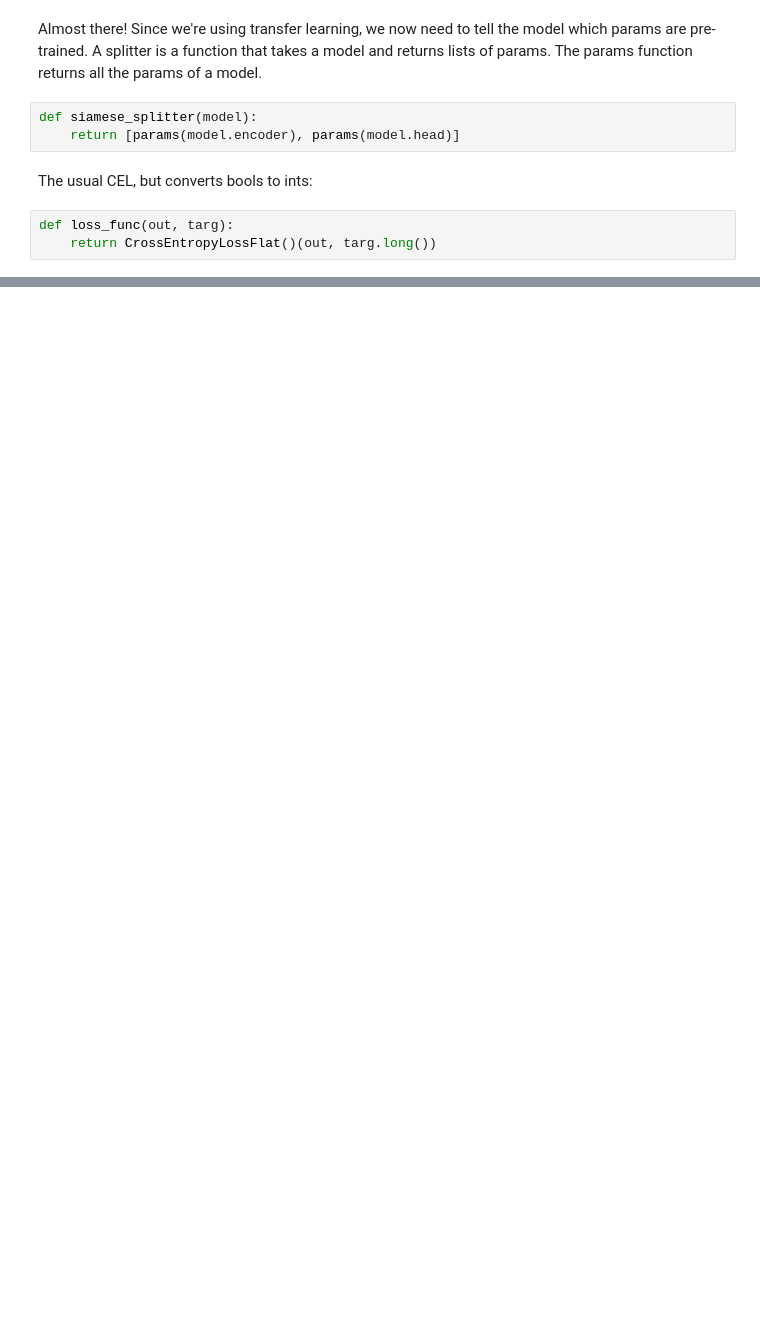
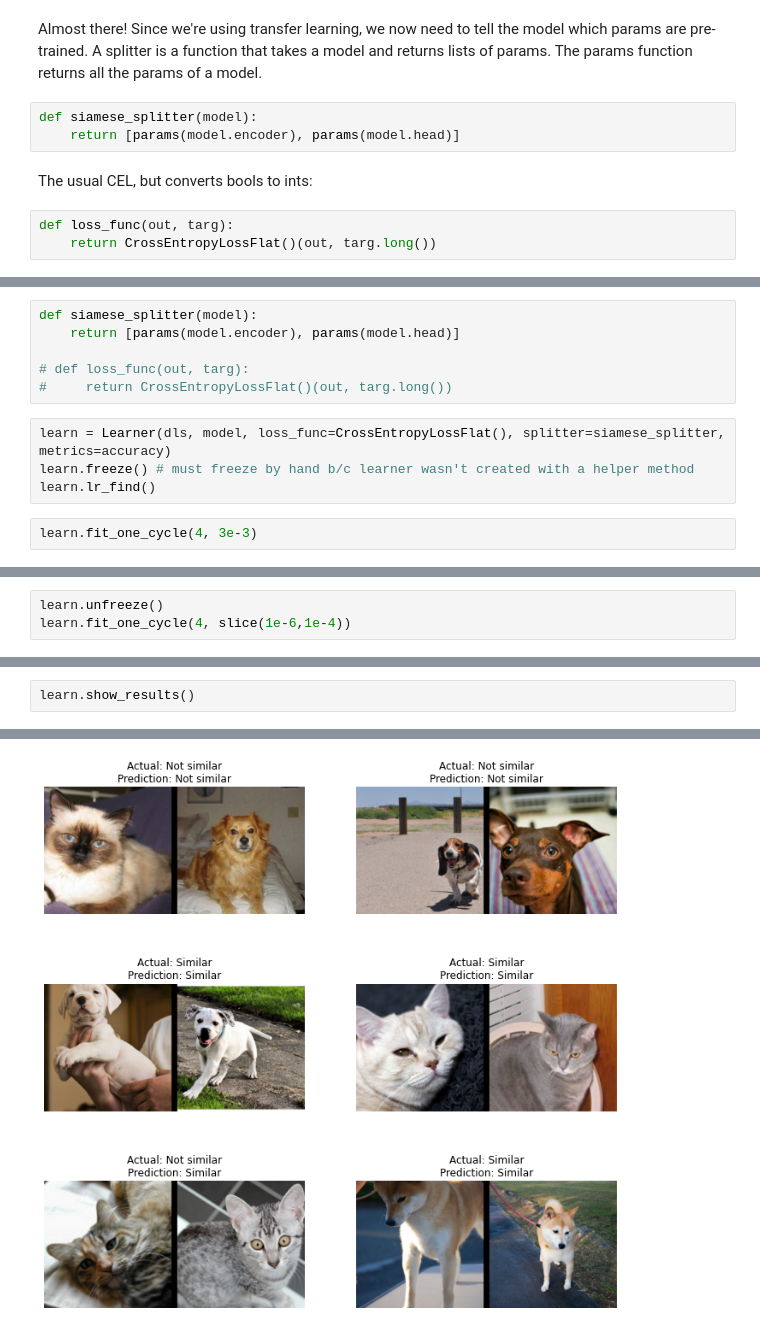
Before and after one commit to mccallion/rory, a Jupyter notebook: _20200916_siamese.ipynb, the cells around one changed output, grey strips where cells are left out. Saved outputs shown, nothing was run; the diff lists cells and outputs as text; blank space fills up the shorter version.

```diff
--- a/_20200916_siamese.ipynb
+++ b/_20200916_siamese.ipynb
@@ -487,0 +674,12 @@ def loss_func(out, targ):
+# %%
+def siamese_splitter(model):
+    return [params(model.encoder), params(model.head)]
+
+# def loss_func(out, targ):
+#     return CrossEntropyLossFlat()(out, targ.long())
+# %%
+learn = Learner(dls, model, loss_func=CrossEntropyLossFlat(), splitter=siamese_splitter, metrics=accuracy)
+learn.freeze() # must freeze by hand b/c learner wasn't created with a helper method
+learn.lr_find()
+# %%
+learn.fit_one_cycle(4, 3e-3)
@@ -487,0 +692,3 @@ def loss_func(out, targ):
+# %%
+learn.unfreeze()
+learn.fit_one_cycle(4, slice(1e-6,1e-4))
@@ -487,0 +704,3 @@ def loss_func(out, targ):
+# %%
+learn.show_results()
+# %% [output]
@@ -487,0 +708 @@ def loss_func(out, targ):
+[figure, added]
```
Also changed, not shown: parts of 60 cells of this notebook.
